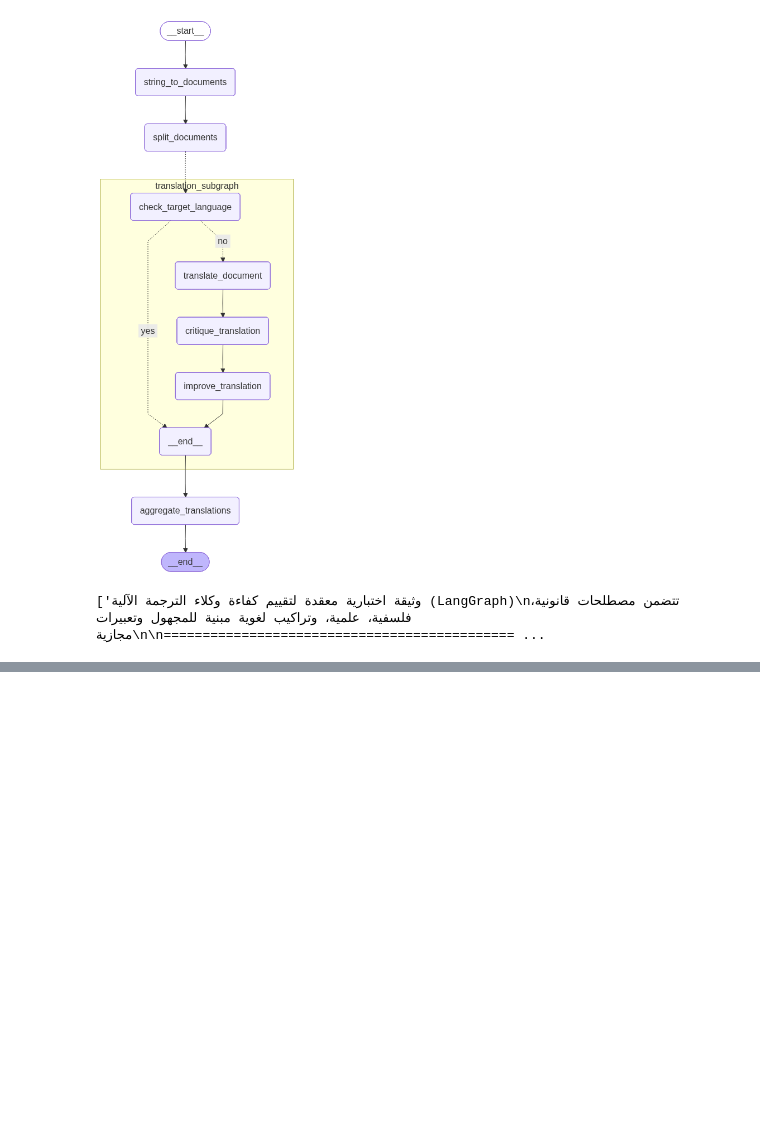
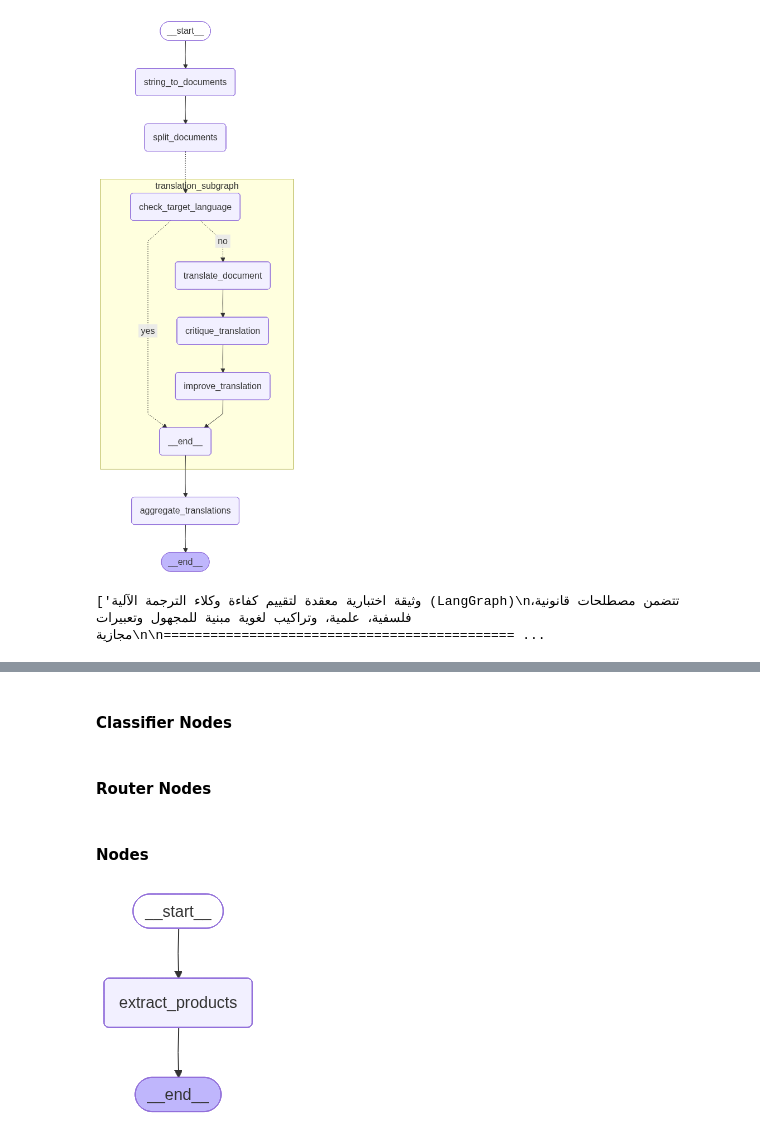
Before and after one commit to yahiaabdelhady2023/cross-border-e-commerce-agent-swarm, a Jupyter notebook: new_agentic_framework.ipynb, the cells around one changed output, grey strips where cells are left out. Drawn from its saved outputs; the diff is of its cells as text; code cells hidden in the pictures; blank space fills up the shorter version.

Commit message:
finished product agent

```diff
--- a/new_agentic_framework.ipynb
+++ b/new_agentic_framework.ipynb
@@ -306,6 +307,6 @@ inputs = {
         }
     ]
 }
-result = compiled_resource_parentgraph.invoke(
-inputs
-)
+# result = compiled_resource_parentgraph.invoke(
+# inputs
+# )
@@ -769,0 +703,13 @@ result["final_translated_document"].content
+# %%
+class Product(BaseModel):
+    name: str
+    price: float
+    description: str
+    category: str | None = Field(
+        description="The product category extracted from the webpage. If not explicitly mentioned, generate a suitable, general category name."
+    )
+    rating: float | None = Field(description="extract the rating of the product if it only exists, , that comes from the content of the webpage, do not make it up")
+    source_address: str | None = Field(description="The URL or physical address where this content was extracted.")
+
+class ProductCatalogSchema(BaseModel):
+    products : List[Product] = Field(description="A list of e-commerce products")
@@ -769,0 +718,11 @@ result["final_translated_document"].content
+# %%
+class ProductState(ResourceState):
+    products_list: Annotated[list[Product], operator.add]
+
+class ProductWorkerState(ResourceWorkerState):
+    product_resource_content: str
+    products_list: Annotated[list[Product], operator.add]
+# %% [markdown]
+#### Classifier Nodes
+# %% [markdown]
+#### Router Nodes
@@ -769,0 +732,22 @@ result["final_translated_document"].content
+# %% [markdown]
+#### Nodes
+# %%
+def extract_products(state: ProductWorkerState):
+    product_resource_content = state["product_resource_content"]
+
+    product_llm = specialised_llm.with_structured_output(ProductCatalogSchema)
+    msg = [
+        {"role":"user","content":product_resource_content.content}
+    ]
+    result = product_llm.invoke(msg)
+    return {"products_list":result.products}
+# %%
+product_subgraph = StateGraph(ProductWorkerState)
+product_subgraph.add_node("extract_products",extract_products)
+###########################################################################
+product_subgraph.add_edge(START,"extract_products")
+product_subgraph.add_edge("extract_products",END)
+product_subgraph_compiled = product_subgraph.compile()
+display(Image(product_subgraph_compiled.get_graph().draw_mermaid_png()))
+# %% [output]
+[figure, added]
```
Also changed, not shown: parts of 17 cells of this notebook, 1 other file.
